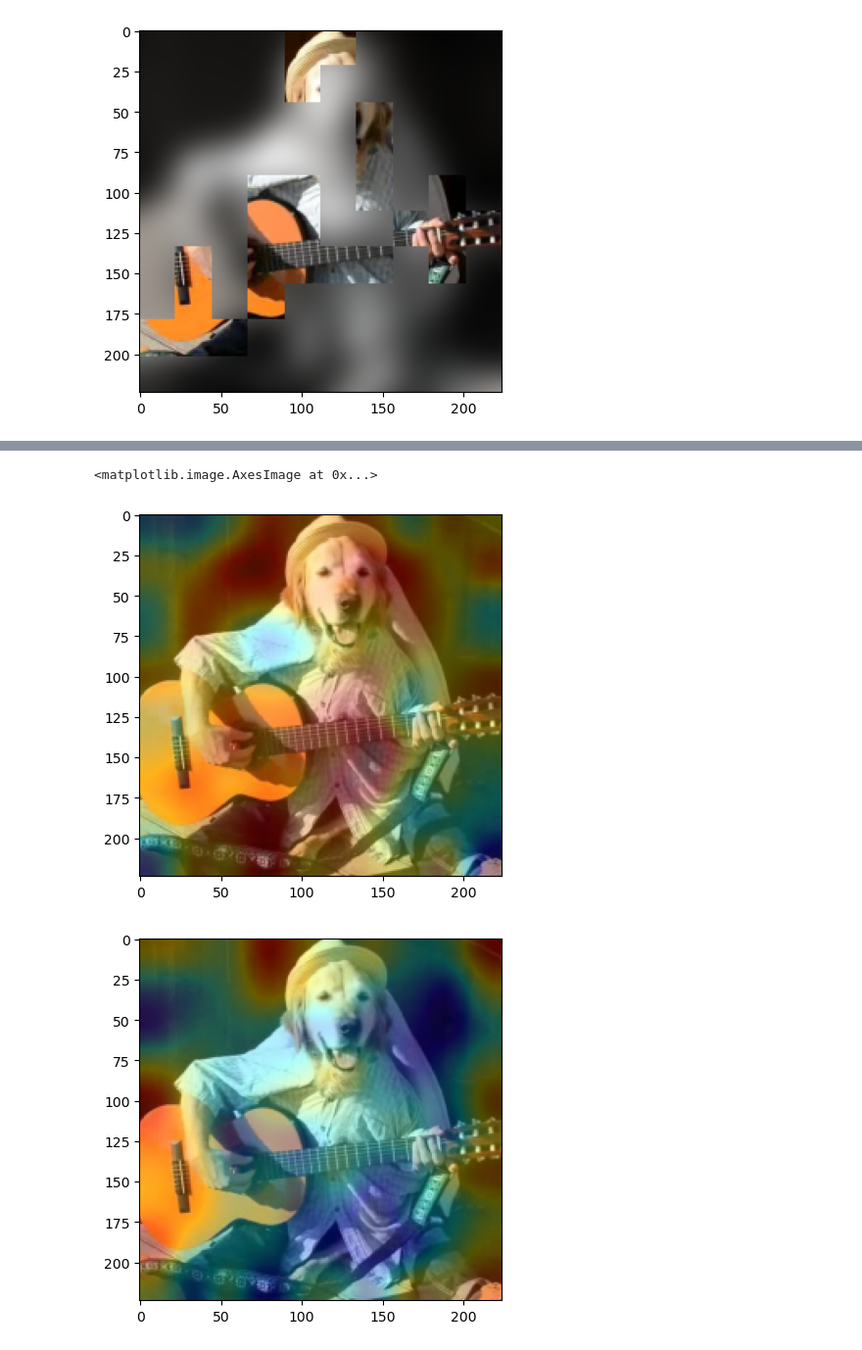
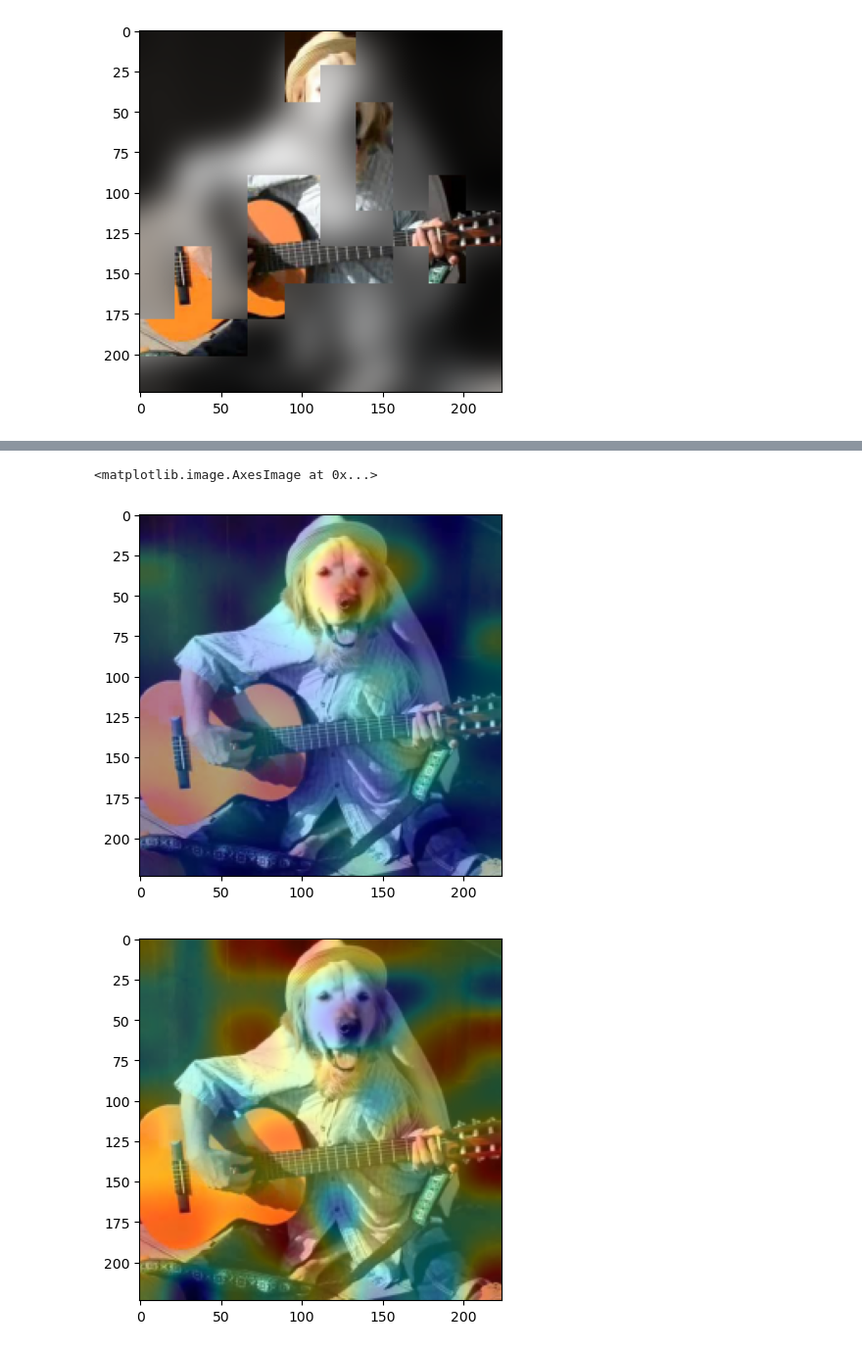
Before and after one commit to guspih/post-hoc-image-perturbation, a Jupyter notebook: torchvision_showcase_2.ipynb, the cells around one changed output, grey strips where cells are left out. Shown at 98% size. Drawn from its saved outputs; the diff is of its cells as text; code cells hidden in the pictures.

Commit message:
test: Updated showcases to work with reworks of visualizers and evaluation pipelines

```diff
--- a/torchvision_showcase_2.ipynb
+++ b/torchvision_showcase_2.ipynb
@@ -63,10 +61,11 @@ grid_blur_ciu_pipeline = SegmentationAttribuitionPipeline(
     segmenter=grid_segmenter, sampler=ciu_sampler,
     perturber=blur_perturbation, explainer=original_ciu_values
 )
+# The RISE pipeline will also return attribution per pixel
 grid_noise_rise_pipeline = SegmentationAttribuitionPipeline(
     segmenter=grid_segmenter, sampler=rise_sampler,
     perturber=noise_perturbation, explainer=rise_values,
-    mask_transform=FadeMaskTransformer(sigma=10)
+    mask_transform=FadeMaskTransformer(sigma=10), per_pixel=True
 )
 # %%
 # Import Torchvision which will be used for inference
@@ -105,14 +104,9 @@ lab_ci, lab_cu, lab_infl, grid_feature_idx = lab_ciu
 gui_ci, gui_cu, gui_infl, grid_feature_idx = gui_ciu
 
 # Calculate the RISE values for each segment
-lab_rise, gui_rise = grid_noise_rise_pipeline(img, model, sample_size=100)
-lab_rise, grid_feature_idx = lab_rise
-gui_rise, grid_feature_idx = gui_rise
-
-
-# TODO: Handle pixel-wise attribution
-#lab_rise_pixels, pixel_feature_idx = rise_values(rise_labrador, rise_perturbation_masks)
-#gui_rise_pixels, pixel_feature_idx = rise_values(rise_guitar, rise_perturbation_masks)
+rise, rise_pixels = grid_noise_rise_pipeline(img, model, sample_size=100)
+(lab_rise, grid_feature_idx), (gui_rise, grid_feature_idx) = rise
+lab_rise_pixels, gui_rise_pixels = rise_pixels
 # %%
 # Attribution by SLIC+shap_sampler+single_color_perturbation+SHAP
 
@@ -169,21 +163,23 @@ plt.imshow(gui_rise_visual)
 # %%
 # Pixel attribution by faded grid+random_sampler+noisy perturbation+RISE
 
 # Since the RISE pipeline uses masks with gradients between 0 and 1 each pixel can be attributed individually
 # This is done by assigning each pixel the attribution of each mask that overlaps it weighed by the mask value for that pixel
 # This process works for any set of overlapping or gradient masks, but for RISE explanations it is equivalent to RISE attribution per pixel
 lab_rise_pixels_visual = heatmap_visualizer(lab_rise, img, grid_noise_rise_pipeline.transformed_masks)
-gui_rise_pixels_visual = heatmap_visualizer(gui_rise, img, grid_noise_rise_pipeline.transformed_masks)
+
+# This can also be done by directly visualizing the attribution map per pixels without using masks
+gui_rise_pixels_visual = heatmap_visualizer(gui_rise_pixels, img)
 
 # Display a heatmap of pixel attribution overlaid the original image
 plt.figure()
 plt.imshow(lab_rise_pixels_visual)
 plt.figure()
 plt.imshow(gui_rise_pixels_visual)
 # %% [output]
 <matplotlib.image.AxesImage at 0x...>
-[figure, old version]
+[figure, new version]
-[figure, old version]
+[figure, new version]
 # %%
 # Calculate the insertion and deletion scores (AUC) of the explainations
 # This is done by steadily inserting/deleting more of the image starting with the most
```
Also changed, not shown: parts of 5 cells of this notebook, 1 other file.
